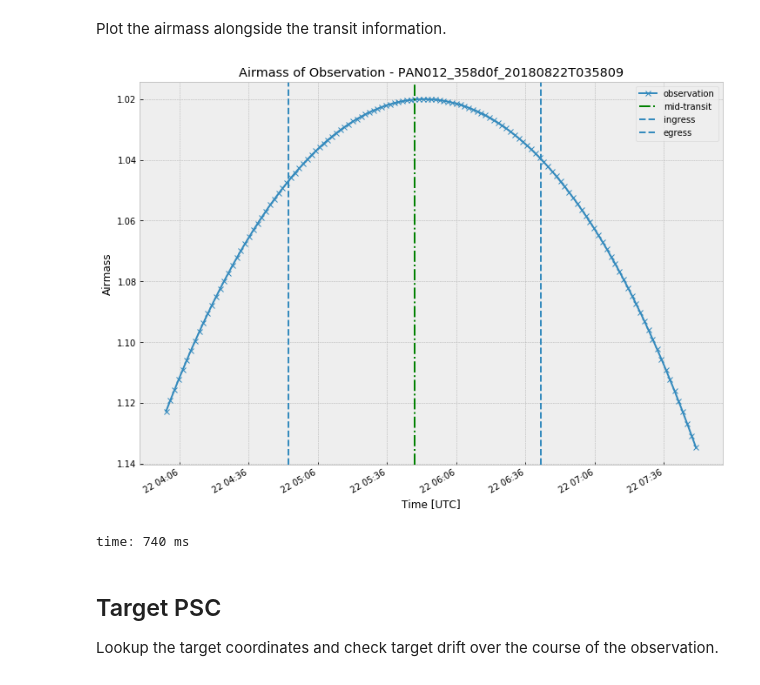
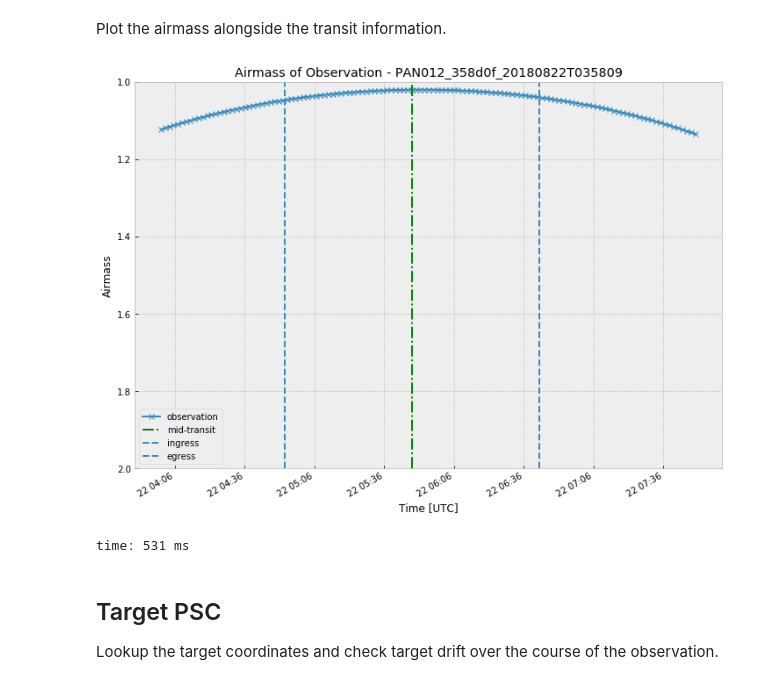
Before and after one commit to panoptes/panoptes-pipeline, a Jupyter notebook: examples/notebooks/ProcessTargetExample.ipynb, the cells around one changed output. Cells and saved outputs as stored; diff of their text form; code cells hidden in the pictures.

Commit message:
Rearranging notebooks and cleaning up items

```diff
--- a/examples/notebooks/ProcessTargetExample.ipynb
+++ b/examples/notebooks/ProcessTargetExample.ipynb
@@ -170,7 +245,7 @@ Each PSC is $N \times M$, where $N$ is the number of frames in the sequence and
 > Note: Sources with any `flags` are filtered as well as $vmag < 14$
 # %%
 # Lookup the sequence (for filename)
-sequence = fits.getval(fits_files[0], 'SEQID')
+sequence = fits_utils.getval(fits_files[0], 'SEQID')
 sequence
 # %% [output]
 'PAN012_358d0f_20180822T035809'
@@ -178,4 +253,6 @@ time: 8.42 ms
 # %%
 # Stamp size should be much larger than source. See above
-stamp_size = (14, 14)
+# stamp_size = (14, 14)
+stamp_size = (10, 10)
+# stamp_size = (6, 6)
 # %% [output]
@@ -185,13 +262,13 @@ _Note: Process below can be long-running the first time. Subsequent runs just re
 # %%
 # Create stamps
 stamps_fn = pipeline.create_stamp_slices(
-    sequence,
+    base_dir,
     fits_files,
     point_sources,
     stamp_size=stamp_size,
-#     force_new=True,
-#     verbose=True,
-#     notebook=True
+    force_new=False,
+    verbose=True,
+    notebook=True
 )
 stamps_fn
 # %% [output]
@@ -214,13 +289,13 @@ Get the image times and airmass information. There is currently a [bug](https://
 The `airmass` also comes from an attribute.
 # %%
 # Get image times from filename
-image_times = [Time(
-    date_parse(os.path.splitext(fn.split('/')[-1])[0]) # .split('_')[4]
-).datetime
-for fn in fits_files if 'pointing' not in fn]
+# image_times = [Time(
+#     date_parse(os.path.splitext(fn.split('/')[-1])[0]) # .split('_')[4]
+# ).datetime
+# for fn in fits_files if 'pointing' not in fn]
 
-# image_times_mjd = stamps.attrs['image_times'] # MJD
-# image_times = [Time(t0, format='mjd').datetime for t0 in image_times_mjd]
+image_times_mjd = stamps.attrs['image_times'] # MJD
+image_times = [Time(t0, format='mjd').datetime for t0 in image_times_mjd]
 
 airmass = stamps.attrs['airmass'][:]
 # %% [output]
@@ -244,24 +319,25 @@ Plot the airmass alongside the transit information.
 # %%
 pd.Series(airmass, index=image_times).plot(figsize=(12, 9), marker='x', label='observation')
 
+plt.gca().set_ylim([1, 2])
 plt.gca().invert_yaxis()
 plt.ylabel('Airmass')
 plt.xlabel('Time [UTC]')
 
 plt.title('Airmass of Observation - {}'.format(sequence))
 
 try:
     plt.axvline(midpoint, label='mid-transit', ls='-.', c='g')
     plt.axvline(ingress, label='ingress', ls='--')
     plt.axvline(egress, label='egress', ls='--')
 except NameError:
     pass
 
 plt.legend()
 plt.savefig('/var/panoptes/images/temp/PAN012/airmass_with_transit.png')
 # %% [output]
-[figure, old version]
+[figure, new version]
-time: 740 ms
+time: 531 ms
 # %% [markdown]
 ## Target PSC
 
```
Also changed, not shown: parts of 84 cells of this notebook, 15 other files.
